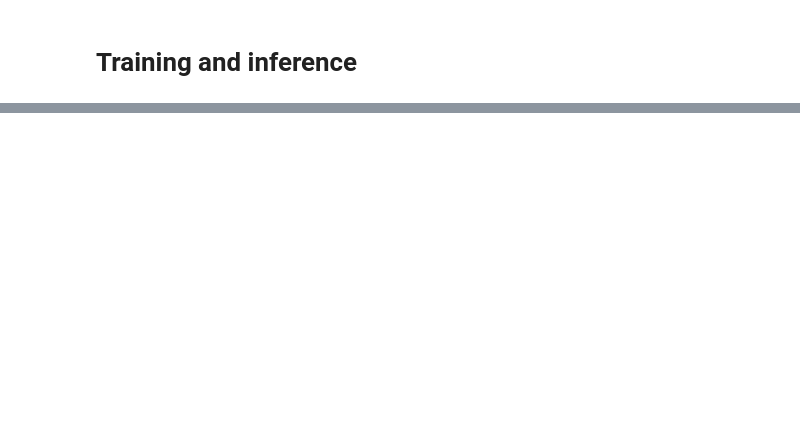
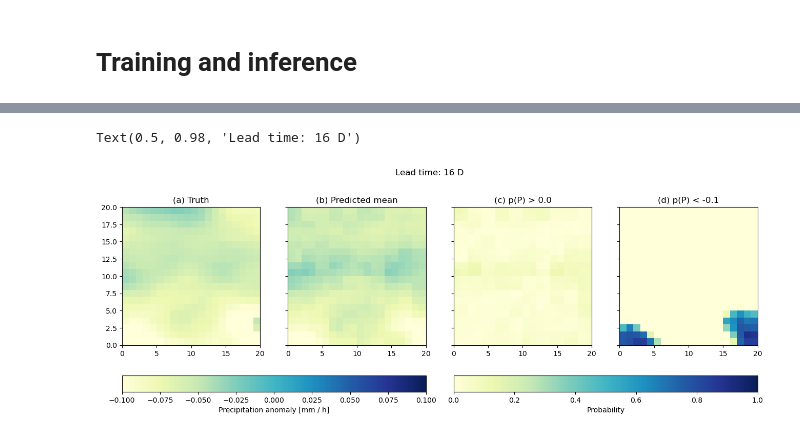
Before and after one commit to simonpf/prithvi_precip, a Jupyter notebook: notebooks/e3sm/training_and_inference.ipynb, the cells around one changed output, grey strips where cells are left out. Drawn from its saved outputs; the diff is of its cells as text; code cells hidden in the pictures; blank space fills up the shorter version.

```diff
--- a/notebooks/e3sm/training_and_inference.ipynb
+++ b/notebooks/e3sm/training_and_inference.ipynb
@@ -97,0 +141,59 @@ model = PrithviWxCRegional(
+# %%
+from prithvi_precip.e3sm import E3SMS2SDataset
+dataset = E3SMS2SDataset(
+    data_path / "training_data"
+)
+# %%
+inpt, target = dataset[-1]
+batch = {name: tnsr[None] for name, tnsr in inpt.items()}
+
+with torch.no_grad():
+    y_pred = model(batch)
+    # The full output are 32 quantiles of the posterior distribution p(y | x).
+    surface_precip_quantiles = y_pred["surface_precip"].cpu().float().numpy()
+    # Calculate the mean as a point estimate.
+    surface_precip_mean = y_pred["surface_precip"].expected_value().cpu().float().numpy()
+    # Probability of positive anomaly.
+    surface_precip_pos = y_pred["surface_precip"].probability_greater_than(0).cpu().float().numpy()
+    # Probability of negative anomaly exceeding 0.1 mm / h.
+    surface_precip_neg = y_pred["surface_precip"].probability_less_than(-0.1).cpu().float().numpy()
+# %%
+import matplotlib.pyplot as plt
+from matplotlib.gridspec import GridSpec
+from matplotlib.colors import Normalize
+norm = Normalize(-0.1, 0.1)
+
+gs = GridSpec(2, 4, height_ratios=[1.0, 0.1])
+fig = plt.figure(figsize=(16, 5))
+
+axs = [fig.add_subplot(gs[0, ind]) for ind in range(4)]
+
+m = axs[0].pcolormesh(target, norm=norm, cmap="YlGnBu")
+axs[0].set_title("(a) Truth")
+axs[0].set_aspect(1.0)
+
+m = axs[1].pcolormesh(surface_precip_mean[0, 0], norm=norm, cmap="YlGnBu")
+axs[1].set_title("(b) Predicted mean")
+axs[1].set_yticklabels([])
+axs[1].set_aspect(1.0)
+
+cax = fig.add_subplot(gs[1, :2])
+plt.colorbar(m, cax=cax, label="Precipitation anomaly [mm / h]", orientation="horizontal")
+
+m = axs[2].pcolormesh(surface_precip_pos[0, 0], vmin=0, vmax=1, cmap="YlGnBu")
+axs[2].set_title("(c) p(P) > 0.0")
+axs[2].set_yticklabels([])
+axs[2].set_aspect(1.0)
+
+axs[3].pcolormesh(surface_precip_neg[0, 0], vmin=0, vmax=1, cmap="YlGnBu")
+axs[3].set_title("(d) p(P) < -0.1")
+axs[3].set_yticklabels([])
+axs[3].set_aspect(1.0)
+
+cax = fig.add_subplot(gs[1, 2:])
+plt.colorbar(m, cax=cax, label="Probability", orientation="horizontal")
+
+fig.suptitle(f"Lead time: {int(batch["lead_time"][0].item() // 24)} D")
+# %% [output]
+Text(0.5, 0.98, 'Lead time: 16 D')
+[figure, added]
```
Also changed, not shown: parts of 9 cells of this notebook, 3 other files.
